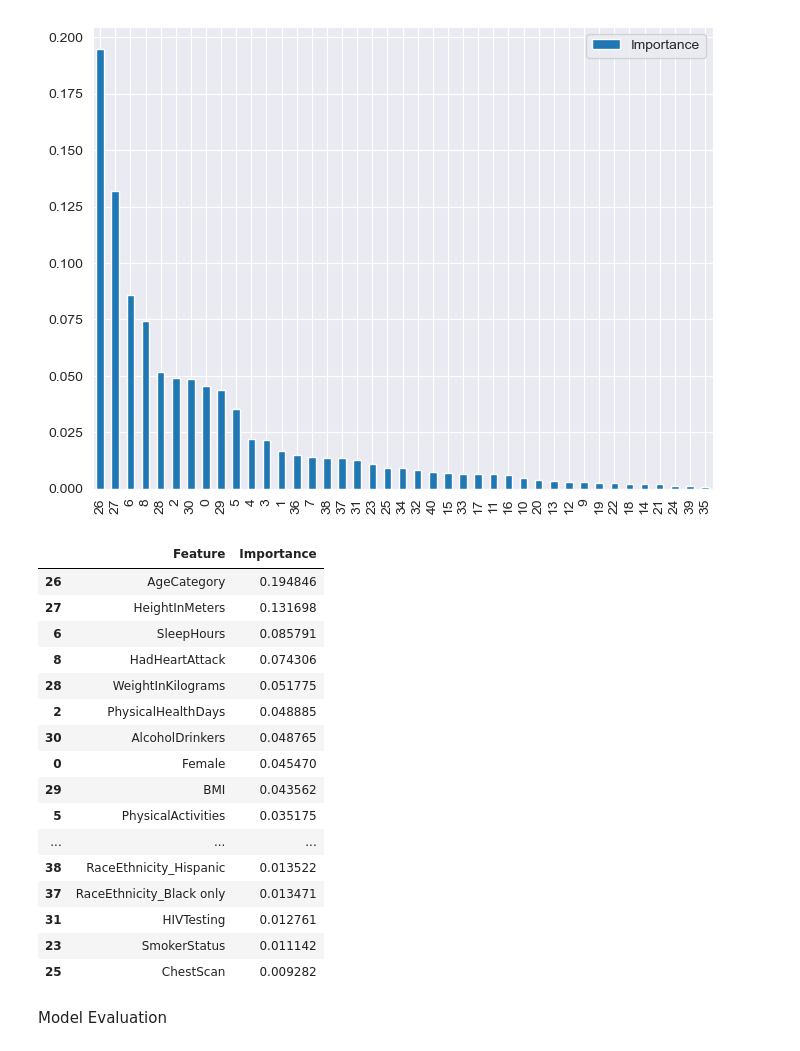
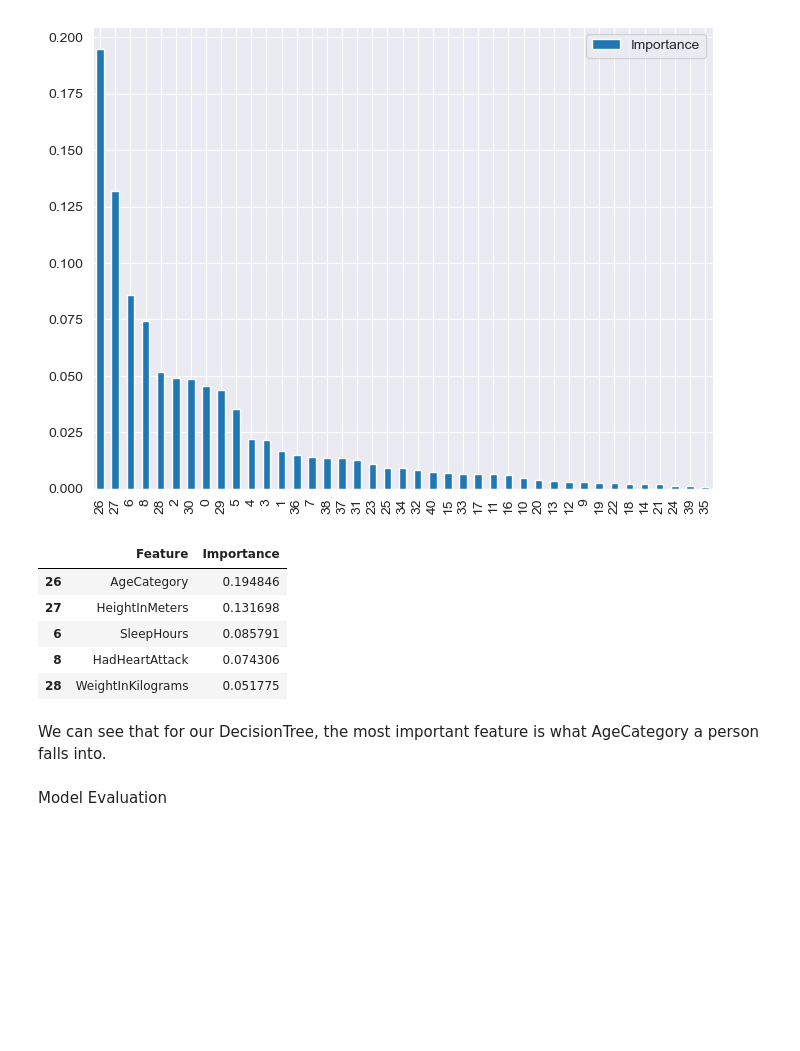
Before and after one commit to Tasnimacj/Capstone_Heart_Prediction, a Jupyter notebook: notebooks/04-modelling-no-pca.ipynb, the cells around one changed output. Drawn from its saved outputs; the diff is of its cells as text; code cells hidden in the pictures; blank space fills up the shorter version.

```diff
--- a/notebooks/04-modelling-no-pca.ipynb
+++ b/notebooks/04-modelling-no-pca.ipynb
@@ -681,25 +703,16 @@ feat_sm_importances.plot(kind='bar', figsize=(8,6))
 <Axes: >
 [figure]
 # %%
-feat_sm_importances.head(20)
+feat_sm_importances.head()
 # %% [output]
 |  | Feature | Importance |
 | 26 | AgeCategory | 0.194846 |
 | 27 | HeightInMeters | 0.131698 |
 | 6 | SleepHours | 0.085791 |
 | 8 | HadHeartAttack | 0.074306 |
 | 28 | WeightInKilograms | 0.051775 |
-| 2 | PhysicalHealthDays | 0.048885 |
-| 30 | AlcoholDrinkers | 0.048765 |
-| 0 | Female | 0.045470 |
-| 29 | BMI | 0.043562 |
-| 5 | PhysicalActivities | 0.035175 |
-| ... | ... | ... |
-| 38 | RaceEthnicity_Hispanic | 0.013522 |
-| 37 | RaceEthnicity_Black only | 0.013471 |
-| 31 | HIVTesting | 0.012761 |
-| 23 | SmokerStatus | 0.011142 |
-| 25 | ChestScan | 0.009282 |
+# %% [markdown]
+We can see that for our DecisionTree, the most important feature is what AgeCategory a person falls into.
 # %% [markdown]
 Model Evaluation
 # %%
```
Also changed, not shown: parts of 50 cells of this notebook.
